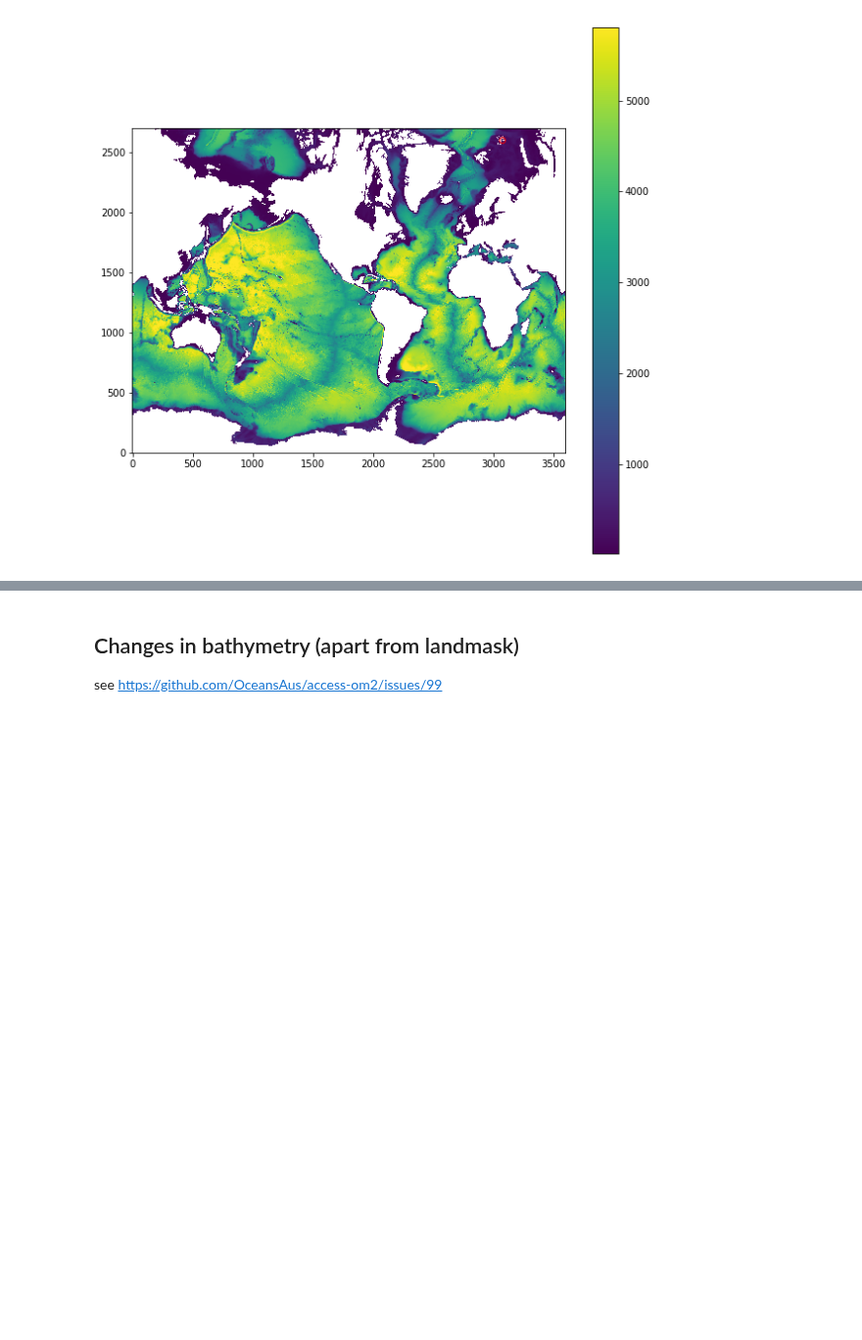
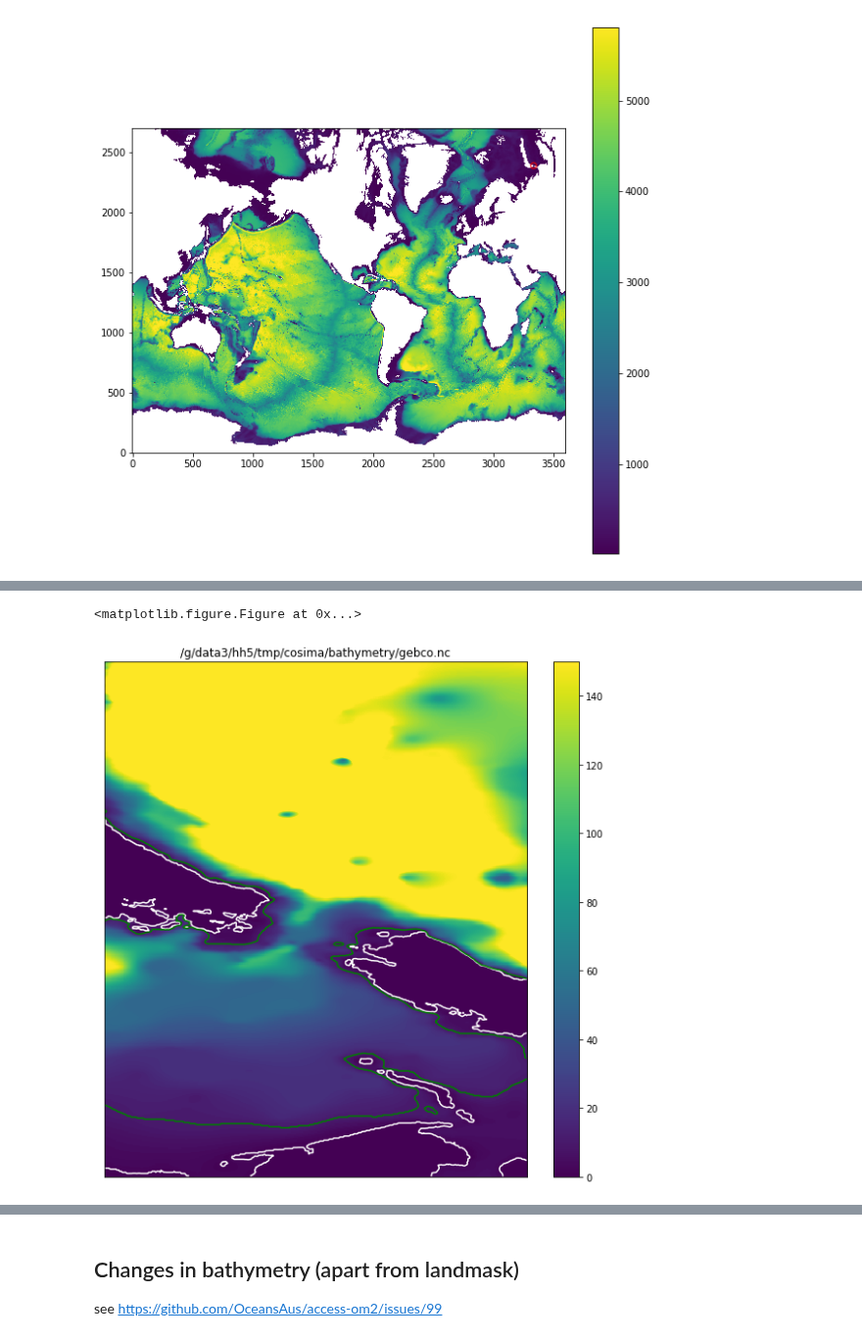
Before and after one commit to aekiss/notebooks, a Jupyter notebook: bathymetry-closeup.ipynb, the cells around one changed output, grey strips where cells are left out. Shown at 98% size. Drawn from its saved outputs; the diff is of its cells as text; code cells hidden in the pictures; blank space fills up the shorter version.

```diff
--- a/bathymetry-closeup.ipynb
+++ b/bathymetry-closeup.ipynb
@@ -33,3 +36,5 @@ gebcodata = nc.Dataset(gebcofile)
 gebcodepth = -gebcodata.variables['height'][:,:]
 gebcolat = gebcodata.variables['lat'][:]
 gebcolon = gebcodata.variables['lon'][:]
+# %%
+gebco = xr.open_dataset(gebcofile)
@@ -191,3 +224,19 @@ plt.ylabel('j (indexed from 0)');
+# %%
+plt.figure(figsize=(10,10))
+lonpt = lons[j,i]
+latpt = lats[j,i]
+gsub = gebco.sel(lon=slice(lonpt-2,lonpt+2),lat=slice(latpt-2,latpt+2))
+plt.figure(figsize=(10,10))
+plt.imshow(-gsub.variables['height'], vmin=0, vmax=150, origin='lower',aspect='auto')
+plt.colorbar()
+plt.contour(-gsub.variables['height'],[0],colors='w')
+plt.contour(-gsub.variables['height'],[10],colors='g')
+plt.title(gebcofile)
+plt.gca().axes.get_xaxis().set_ticks([])
+plt.gca().axes.get_yaxis().set_ticks([]);
+# %% [output]
+<matplotlib.figure.Figure at 0x...>
+[figure, added]
 # %%
 gebcodepthplot = gebcodepth[jgebcomin:jgebcomax,igebcomin:igebcomax]
 # gebcodepthplot[gebcodepthplot<0.0] = np.float64(np.nan)
```
Also changed, not shown: parts of 10 cells of this notebook, 2 other files.
